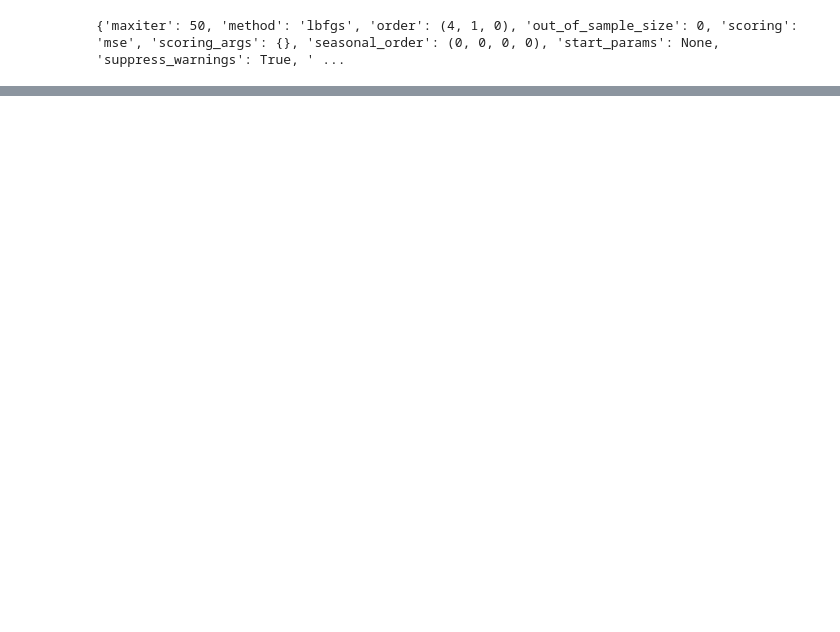
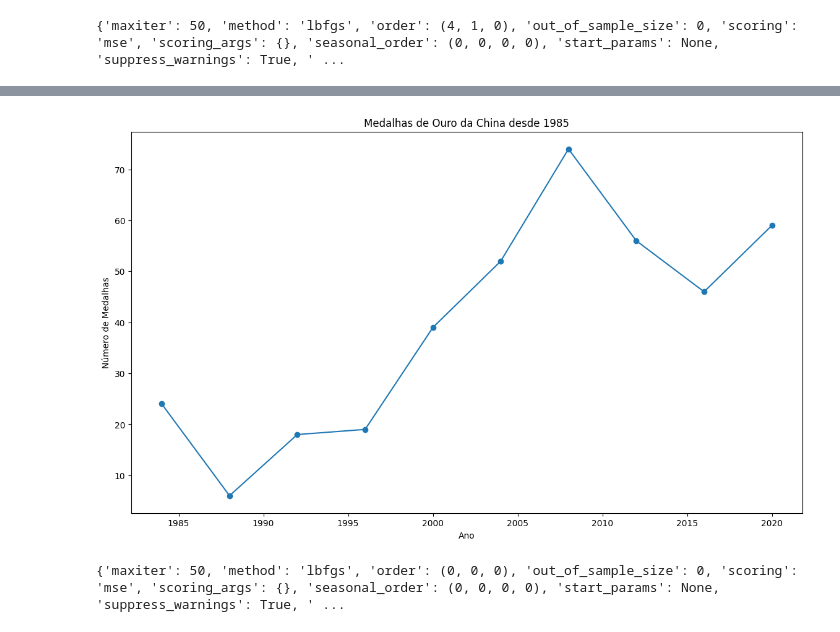
Before and after one commit to thiagonarcizo/formulacao-projetos, a Jupyter notebook: olimpiadas/tratamento.ipynb, the cells around one changed output, grey strips where cells are left out. Drawn from its saved outputs; the diff is of its cells as text; code cells hidden in the pictures; blank space fills up the shorter version.

```diff
--- a/olimpiadas/tratamento.ipynb
+++ b/olimpiadas/tratamento.ipynb
@@ -438,0 +456,30 @@ plt.show()
+# %%
+#line plot das medalhas de ouro desde 1984 da China
+plt.figure(figsize=(14, 8))
+plt.plot(df_medalsCHN['Year'], df_medalsCHN['Gold'], marker='o')
+plt.title('Medalhas de Ouro da China desde 1985')
+plt.xlabel('Ano')
+plt.ylabel('Número de Medalhas')
+plt.show()
+# %% [output]
+[figure, added]
+# %%
+#EXTRAINDO OS COEFICIENTES DAS SÉRIES TEMPORAIS
+
+df_medalsCHN_train = df_medalsCHN[df_medalsCHN['Year'] <= 2012]
+
+chn_medals = df_medalsCHN_train[['Year', 'Gold', 'Silver', 'Bronze']].copy()
+
+chn_medals.set_index('Year', inplace=True)
+
+gold_tsCHN = chn_medals['Gold']
+silver_tsCHN = chn_medals['Silver']
+bronze_tsCHN = chn_medals['Bronze']
+
+model = auto_arima(bronze_tsCHN, seasonal=False)
+
+coefficients = model.get_params()
+
+print(coefficients)
+# %% [output]
+{'maxiter': 50, 'method': 'lbfgs', 'order': (0, 0, 0), 'out_of_sample_size': 0, 'scoring': 'mse', 'scoring_args': {}, 'seasonal_order': (0, 0, 0, 0), 'start_params': None, 'suppress_warnings': True, ' ...
```
Also changed, not shown: parts of 11 cells of this notebook.
